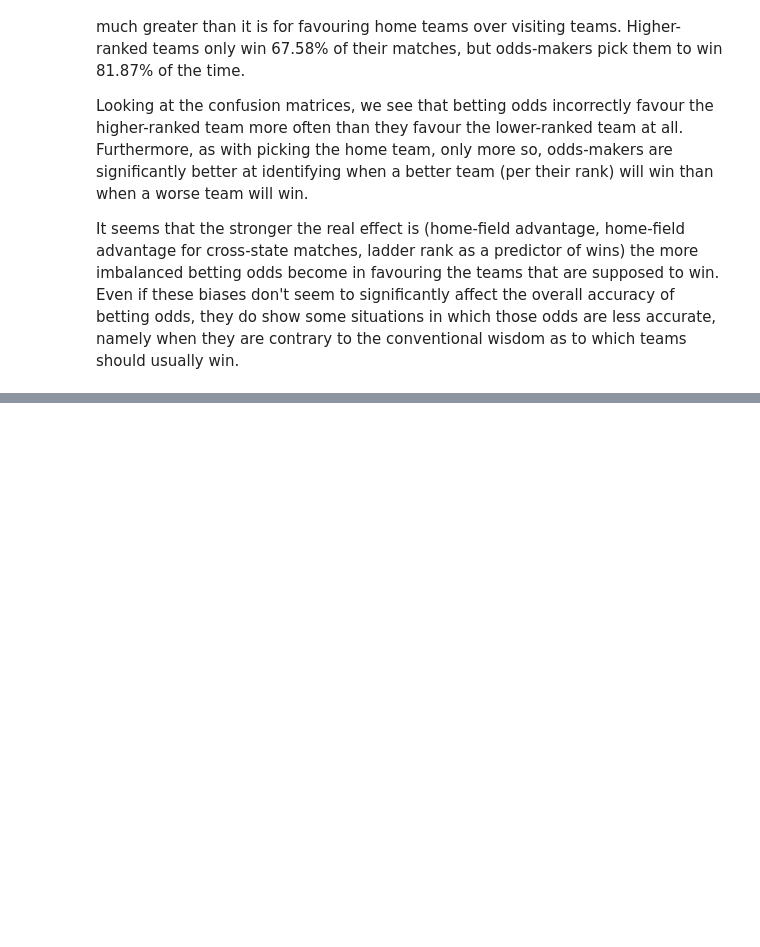
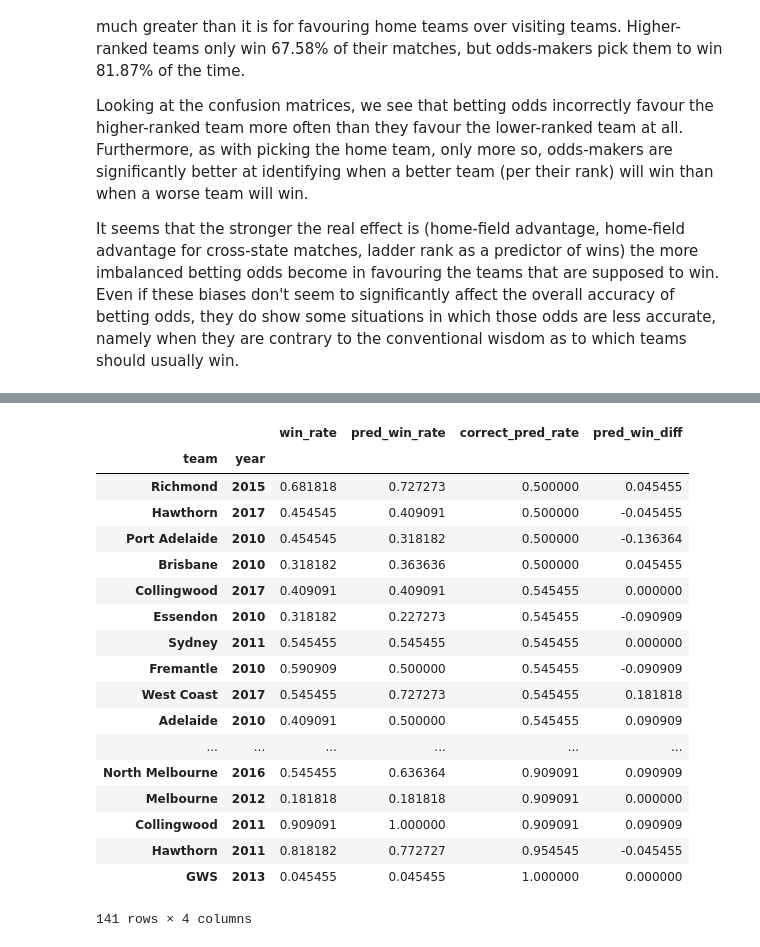
Before and after one commit to cfranklin11/footy-tipper, a Jupyter notebook: experiments/notebooks/1.0-analysis-of-heuristics.ipynb, the cells around one changed output, grey strips where cells are left out. Saved outputs shown, nothing was run; the diff lists cells and outputs as text; code cells hidden in the pictures; blank space fills up the shorter version.

```diff
--- a/experiments/notebooks/1.0-analysis-of-heuristics.ipynb
+++ b/experiments/notebooks/1.0-analysis-of-heuristics.ipynb
@@ -474,0 +490,32 @@ It seems that the stronger the real effect is (home-field advantage, home-field
+# %%
+# Group by team and year to get more data points
+
+team_year_bet_df = (betting_df.groupby(level=[0, 1])
+                         [['win', 'pred_win', 'correct_pred']]
+                         .mean()
+                         .rename(columns={'win': 'win_rate', 'pred_win': 'pred_win_rate',
+                                          'correct_pred': 'correct_pred_rate'})
+                         .sort_values('correct_pred_rate'))
+team_year_bet_df.loc[:, 'pred_win_diff'] = team_year_bet_df['pred_win_rate'] - team_year_bet_df['win_rate']
+
+team_year_bet_df
+# %% [output]
+|  |  | win_rate | pred_win_rate | correct_pred_rate | pred_win_diff |
+| team | year |  |  |  |  |
+| Richmond | 2015 | 0.681818 | 0.727273 | 0.500000 | 0.045455 |
+| Hawthorn | 2017 | 0.454545 | 0.409091 | 0.500000 | -0.045455 |
+| Port Adelaide | 2010 | 0.454545 | 0.318182 | 0.500000 | -0.136364 |
+| Brisbane | 2010 | 0.318182 | 0.363636 | 0.500000 | 0.045455 |
+| Collingwood | 2017 | 0.409091 | 0.409091 | 0.545455 | 0.000000 |
+| Essendon | 2010 | 0.318182 | 0.227273 | 0.545455 | -0.090909 |
+| Sydney | 2011 | 0.545455 | 0.545455 | 0.545455 | 0.000000 |
+| Fremantle | 2010 | 0.590909 | 0.500000 | 0.545455 | -0.090909 |
+| West Coast | 2017 | 0.545455 | 0.727273 | 0.545455 | 0.181818 |
+| Adelaide | 2010 | 0.409091 | 0.500000 | 0.545455 | 0.090909 |
+| ... | ... | ... | ... | ... | ... |
+| North Melbourne | 2016 | 0.545455 | 0.636364 | 0.909091 | 0.090909 |
+| Melbourne | 2012 | 0.181818 | 0.181818 | 0.909091 | 0.000000 |
+| Collingwood | 2011 | 0.909091 | 1.000000 | 0.909091 | 0.090909 |
+| Hawthorn | 2011 | 0.818182 | 0.772727 | 0.954545 | -0.045455 |
+| GWS | 2013 | 0.045455 | 0.045455 | 1.000000 | 0.000000 |
+141 rows × 4 columns
```
Also changed, not shown: parts of 26 cells of this notebook, 1 other file.
